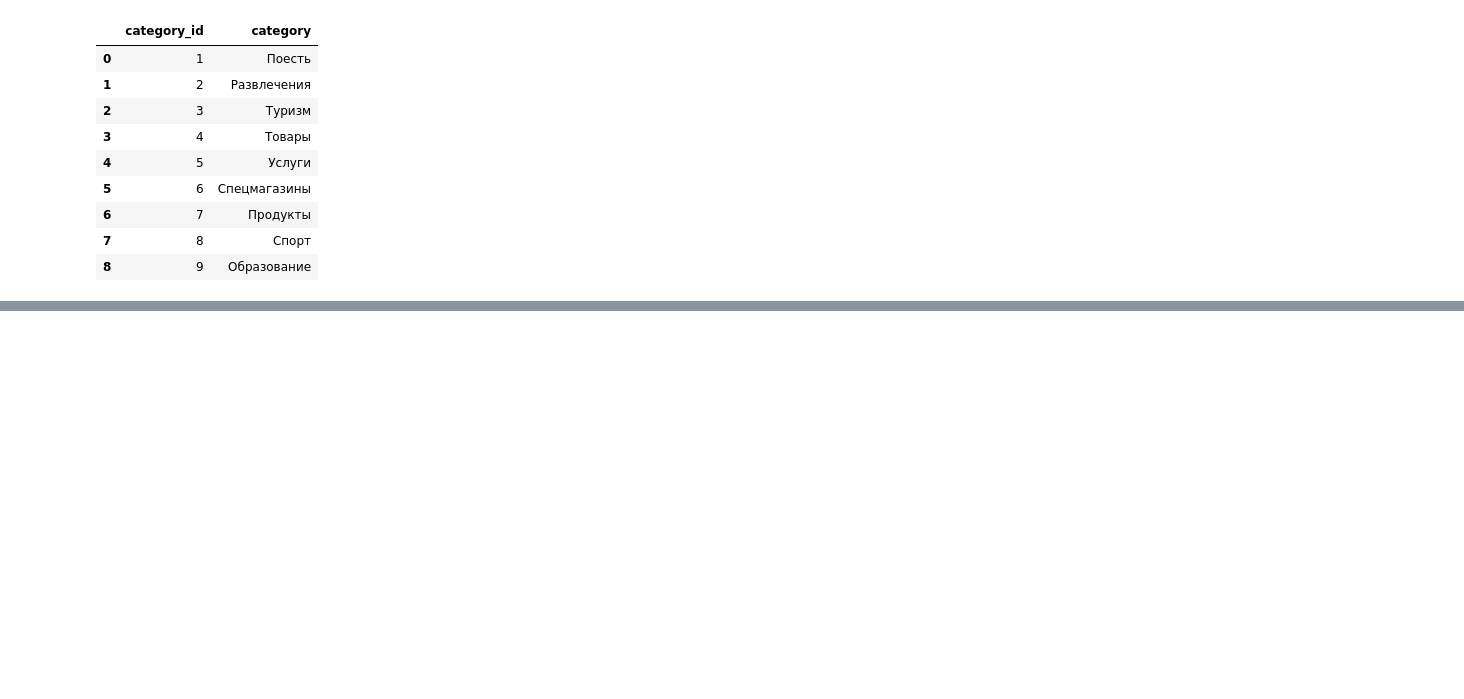
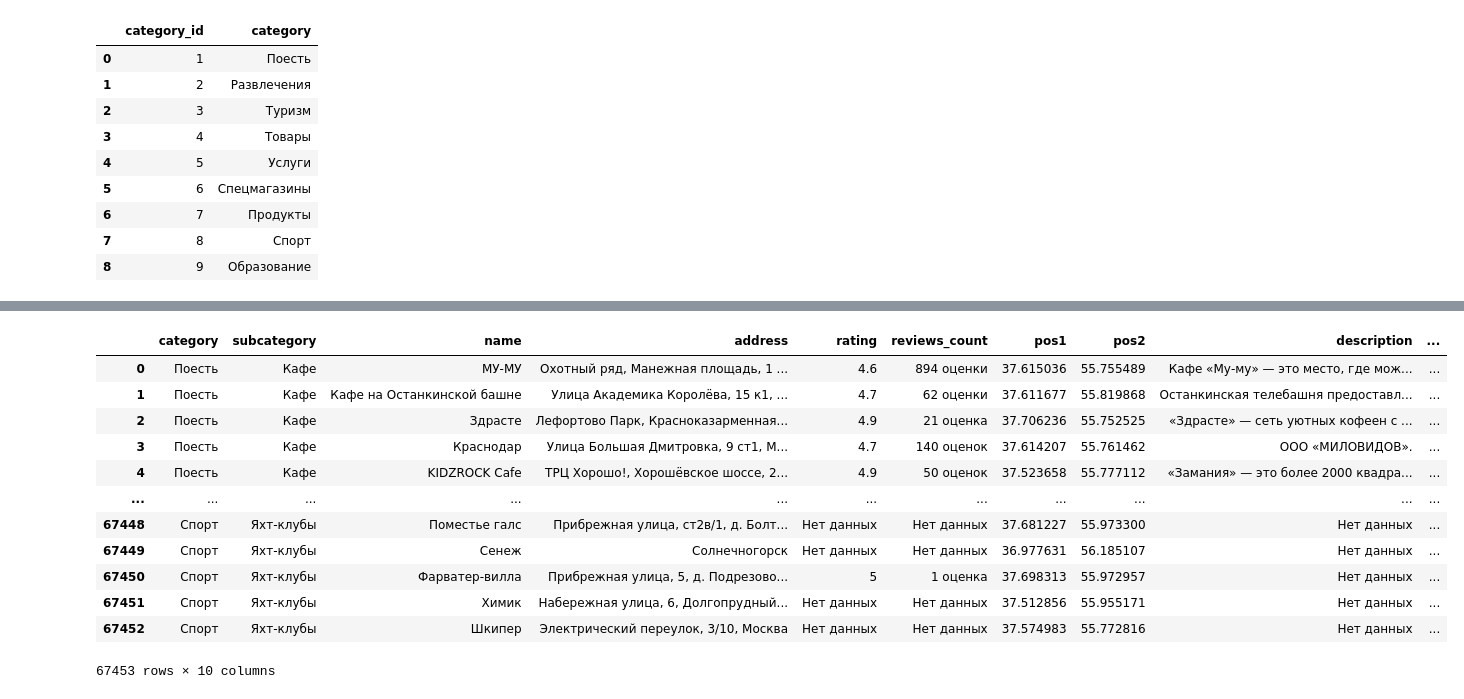
Before and after one commit to evamoorey/services-city-discover, a Jupyter notebook: microservice_reccomendations/RecSys.ipynb, the cells around one changed output, grey strips where cells are left out. Cells and saved outputs as stored; diff of their text form; code cells hidden in the pictures; blank space fills up the shorter version.

```diff
--- a/microservice_reccomendations/RecSys.ipynb
+++ b/microservice_reccomendations/RecSys.ipynb
@@ -605,3 +605,7 @@ categories_df
 # %%
 subcategories_df.rename(columns={'subcategory_id':'id','subcategory':'name'},inplace=True)
 categories_df.rename(columns={'category_id':'id','category':'name'},inplace=True)
+# %%
+NEW_PLACES_DATA = pd.read_csv('../COURSE_WRK/some_marked_places.csv',header=None)
+# %%
+NEW_PLACES_DATA = NEW_PLACES_DATA.drop(0,axis=1)
@@ -607,0 +628,6 @@ categories_df.rename(columns={'category_id':'id','category':'name'},inplace=True
+# %%
+columns_names = ['category','subcategory','name','address','rating','reviews_count','pos1','pos2','description','image']
+NEW_PLACES_DATA.columns = columns_names
+# %%
+NEW_PLACES_DATA['description'] = NEW_PLACES_DATA['description'].fillna('Нет данных')
+NEW_PLACES_DATA['image'] = NEW_PLACES_DATA['image'].fillna('Нет данных')
@@ -607,0 +654,16 @@ categories_df.rename(columns={'category_id':'id','category':'name'},inplace=True
+# %%
+NEW_PLACES_DATA
+# %% [output]
+|  | category | subcategory | name | address | rating | reviews_count | pos1 | pos2 | description | ... |
+| 0 | Поесть | Кафе | МУ-МУ | Охотный ряд, Манежная площадь, 1 ... | 4.6 | 894 оценки | 37.615036 | 55.755489 | Кафе «Му-му» — это место, где мож... | ... |
+| 1 | Поесть | Кафе | Кафе на Останкинской башне | Улица Академика Королёва, 15 к1, ... | 4.7 | 62 оценки | 37.611677 | 55.819868 | Останкинская телебашня предоставл... | ... |
+| 2 | Поесть | Кафе | Здрасте | Лефортово Парк, Красноказарменная... | 4.9 | 21 оценка | 37.706236 | 55.752525 | «Здрасте» — сеть уютных кофеен с ... | ... |
+| 3 | Поесть | Кафе | Краснодар | Улица Большая Дмитровка, 9 ст1, М... | 4.7 | 140 оценок | 37.614207 | 55.761462 | ООО «МИЛОВИДОВ». | ... |
+| 4 | Поесть | Кафе | KIDZROCK Cafe | ТРЦ Хорошо!, Хорошёвское шоссе, 2... | 4.9 | 50 оценок | 37.523658 | 55.777112 | «Замания» — это более 2000 квадра... | ... |
+| ... | ... | ... | ... | ... | ... | ... | ... | ... | ... | ... |
+| 67448 | Спорт | Яхт-клубы | Поместье галс | Прибрежная улица, ст2в/1, д. Болт... | Нет данных | Нет данных | 37.681227 | 55.973300 | Нет данных | ... |
+| 67449 | Спорт | Яхт-клубы | Сенеж | Солнечногорск | Нет данных | Нет данных | 36.977631 | 56.185107 | Нет данных | ... |
+| 67450 | Спорт | Яхт-клубы | Фарватер-вилла | Прибрежная улица, 5, д. Подрезово... | 5 | 1 оценка | 37.698313 | 55.972957 | Нет данных | ... |
+| 67451 | Спорт | Яхт-клубы | Химик | Набережная улица, 6, Долгопрудный... | Нет данных | Нет данных | 37.512856 | 55.955171 | Нет данных | ... |
+| 67452 | Спорт | Яхт-клубы | Шкипер | Электрический переулок, 3/10, Москва | Нет данных | Нет данных | 37.574983 | 55.772816 | Нет данных | ... |
+67453 rows × 10 columns
```
Also changed, not shown: parts of 4 cells of this notebook, 3 other files.
